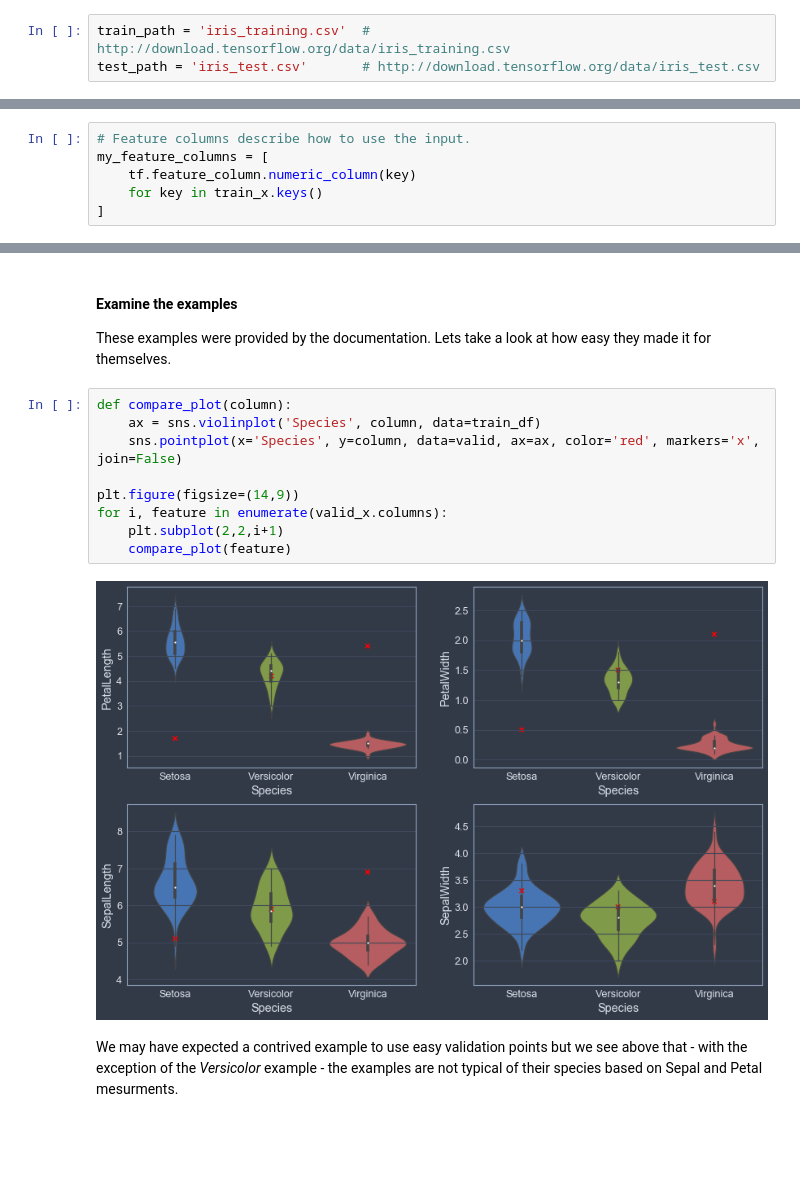
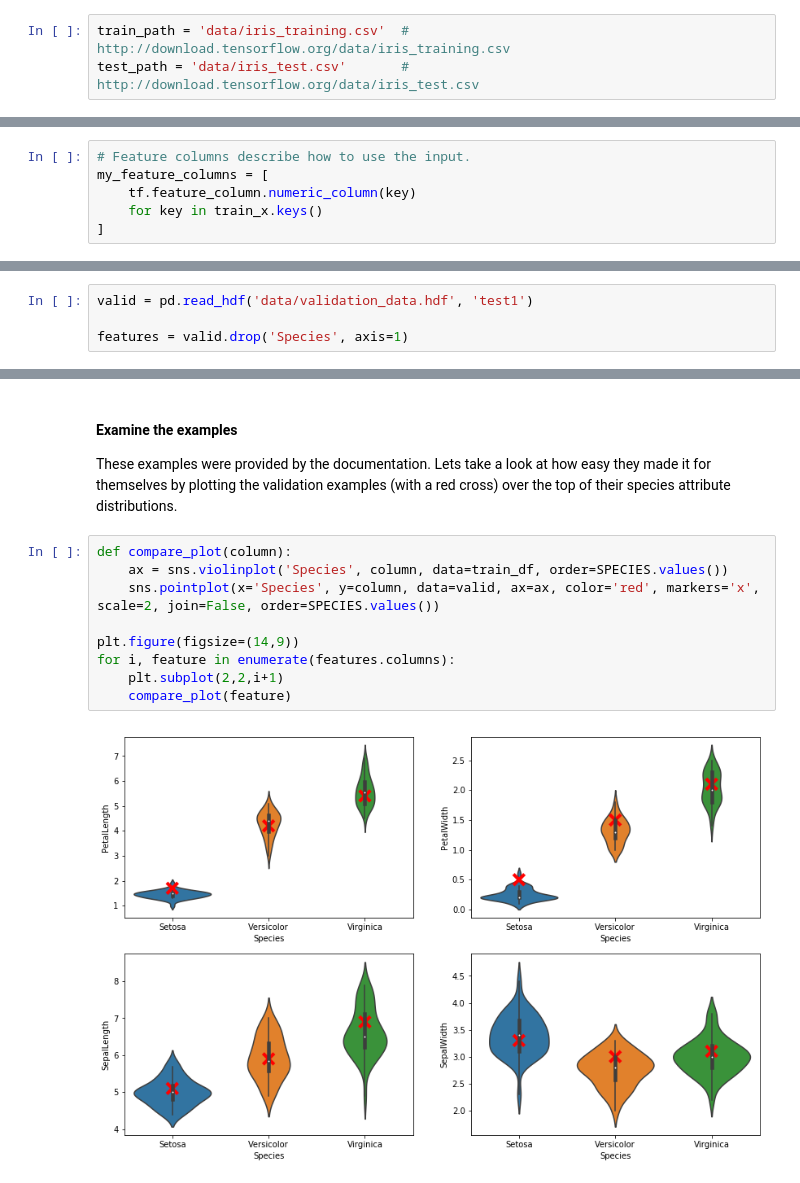
Before and after one commit to eL0ck/Cloud-Data-Science, a Jupyter notebook: Platform-Comparison/IrisCategorisation-TensorFlow.ipynb, the cells around one changed output, grey strips where cells are left out. Saved outputs shown, nothing was run; the diff lists cells and outputs as text; blank space fills up the shorter version.

```diff
--- a/Platform-Comparison/IrisCategorisation-TensorFlow.ipynb
+++ b/Platform-Comparison/IrisCategorisation-TensorFlow.ipynb
@@ -3,8 +3,8 @@
 
 Based on the example [here](https://www.tensorflow.org/guide/premade_estimators)
 # %%
-train_path = 'iris_training.csv'  # http://download.tensorflow.org/data/iris_training.csv
-test_path = 'iris_test.csv'       # http://download.tensorflow.org/data/iris_test.csv
+train_path = 'data/iris_training.csv'  # http://download.tensorflow.org/data/iris_training.csv
+test_path = 'data/iris_test.csv'       # http://download.tensorflow.org/data/iris_test.csv
 # %%
 CSV_COLUMN_NAMES = ['SepalLength', 'SepalWidth',
                     'PetalLength', 'PetalWidth', 'Species']
@@ -154 +136,5 @@ valid_x = valid.drop('Species', axis=1)
+# %%
+valid = pd.read_hdf('data/validation_data.hdf', 'test1')
+
+features = valid.drop('Species', axis=1)
 # %%
@@ -181,17 +165,15 @@ Prediction is "Virginica" (93.2%), expected "Virginica"
 # %% [markdown]
 #### Examine the examples
 
-These examples were provided by the documentation.  Lets take a look at how easy they made it for themselves.
+These examples were provided by the documentation.  Lets take a look at how easy they made it for themselves by plotting the validation examples (with a red cross) over the top of their species attribute distributions.
 # %%
 def compare_plot(column):
-    ax = sns.violinplot('Species', column, data=train_df)
-    sns.pointplot(x='Species', y=column, data=valid, ax=ax, color='red', markers='x', join=False)
+    ax = sns.violinplot('Species', column, data=train_df, order=SPECIES.values())
+    sns.pointplot(x='Species', y=column, data=valid, ax=ax, color='red', markers='x', scale=2, join=False, order=SPECIES.values())
 
 plt.figure(figsize=(14,9))
-for i, feature in enumerate(valid_x.columns):
+for i, feature in enumerate(features.columns):
     plt.subplot(2,2,i+1)
     compare_plot(feature)
 # %% [output]
-[figure, old version]
+[figure, new version]
-# %% [markdown]
-We may have expected a contrived example to use easy validation points but we see above that - with the exception of the *Versicolor* example - the examples are not typical of their species based on Sepal and Petal mesurments.
```
Also changed, not shown: parts of 15 cells of this notebook, 12 other files.
